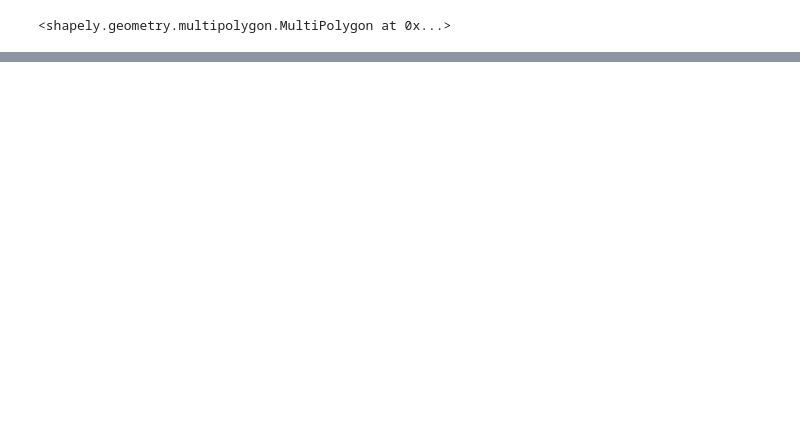
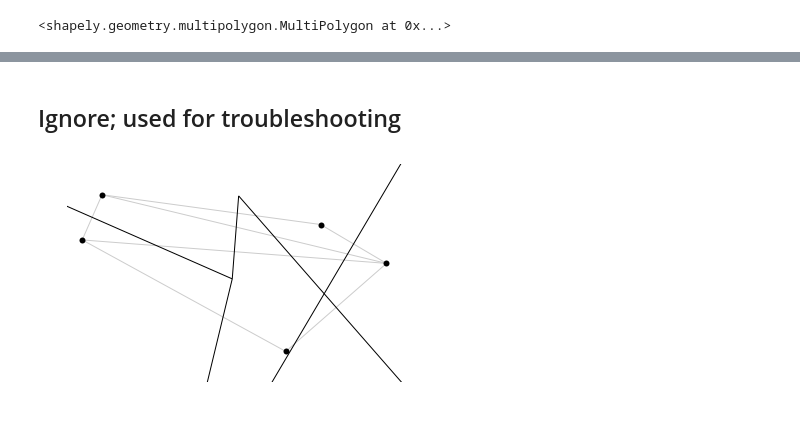
Before and after one commit to RPGroup-PBoC/growth_limits, a Jupyter notebook: code/exploratory/weighted_voronoi_treemap.ipynb, the cells around one changed output, grey strips where cells are left out. Drawn from its saved outputs; the diff is of its cells as text; code cells hidden in the pictures; blank space fills up the shorter version.

```diff
--- a/code/exploratory/weighted_voronoi_treemap.ipynb
+++ b/code/exploratory/weighted_voronoi_treemap.ipynb
@@ -401,0 +585,7 @@ tri_list, V_cell = compute_power_voronoi_map(S, W, eps, border)
+# %%
+for i,  s in enumerate(S):
+    # identify Voronoi cell associated with s
+    for cell_ in V_cell:
+        if (Point(s).within(cell_)):
+            cell =  cell_
+    print(cell.area / (border.area * weights[i]))
@@ -403,7 +599,3 @@ tri_list, V_cell = compute_power_voronoi_map(S, W, eps, border)
 V_cell
 # %% [output]
 <shapely.geometry.multipolygon.MultiPolygon at 0x...>
-# %%
-# look at error in cell area to begin
-for i, cell in enumerate(V_cell):
-    print(cell.area/(border.area * weights[i]))
@@ -427,0 +811,38 @@ for i, cell in enumerate(V_cell):
+# %% [markdown]
+## Ignore; used for troubleshooting
+# %%
+def display(S, tri_list, voronoi_cell_list):
+    # Setup
+    fig, ax = plot.subplots()
+    plot.axis('equal')
+    plot.axis('off')
+
+    # Plot the samples
+    plot.scatter(S[:,0], S[:,1], lw = 0., c = 'k', zorder = 1)
+
+    # Plot the Delaunay triangulation
+    edge_set = frozenset(tuple(sorted(edge)) for tri in tri_list for edge in itertools.combinations(tri, 2))
+    line_list = LineCollection([(S[i], S[j]) for i, j in edge_set], lw = 1., colors = '.8')
+    line_list.set_zorder(0)
+    ax.add_collection(line_list)
+
+    # get the lines associated with all the Voronoi cells
+    edge_map = { }
+    for segment_list in voronoi_cell_list.values():
+        for edge, (A, U, tmin, tmax) in segment_list:
+            edge = tuple(sorted(edge))
+            if edge not in edge_map:
+                if tmax is np.inf:
+                    tmax = 20
+                if tmin is np.inf:
+                    tmin = -20
+
+                edge_map[edge] = (A + tmin * U, A + tmax * U)
+
+    line_list = LineCollection(edge_map.values(), lw = 1., colors = 'k')
+    line_list.set_zorder(0)
+    ax.add_collection(line_list)
+# %%
+display(S, tri_list_, voronoi_cell_map_)
+# %% [output]
+[figure, added]
```
Also changed, not shown: parts of 51 cells of this notebook.
